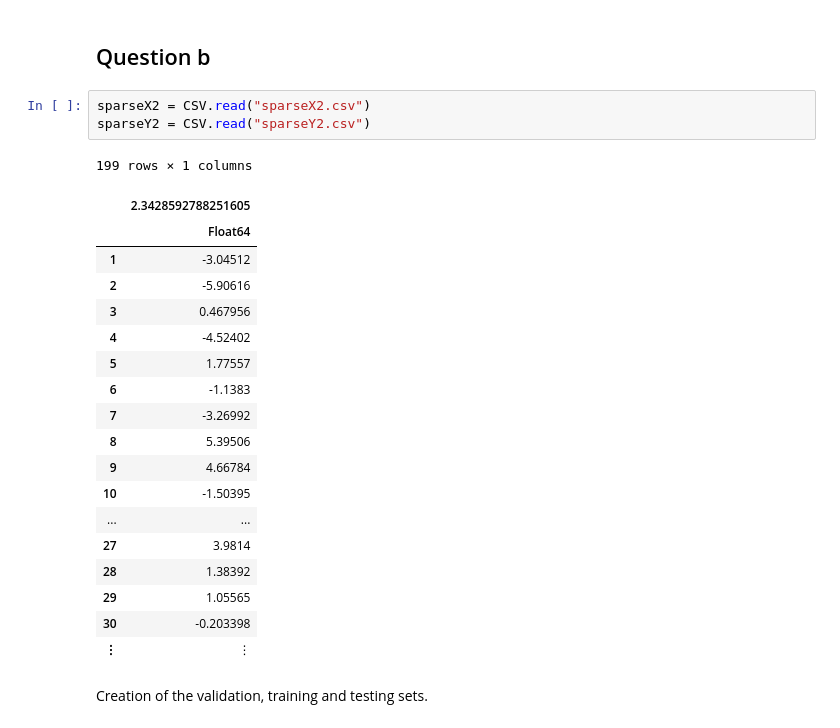
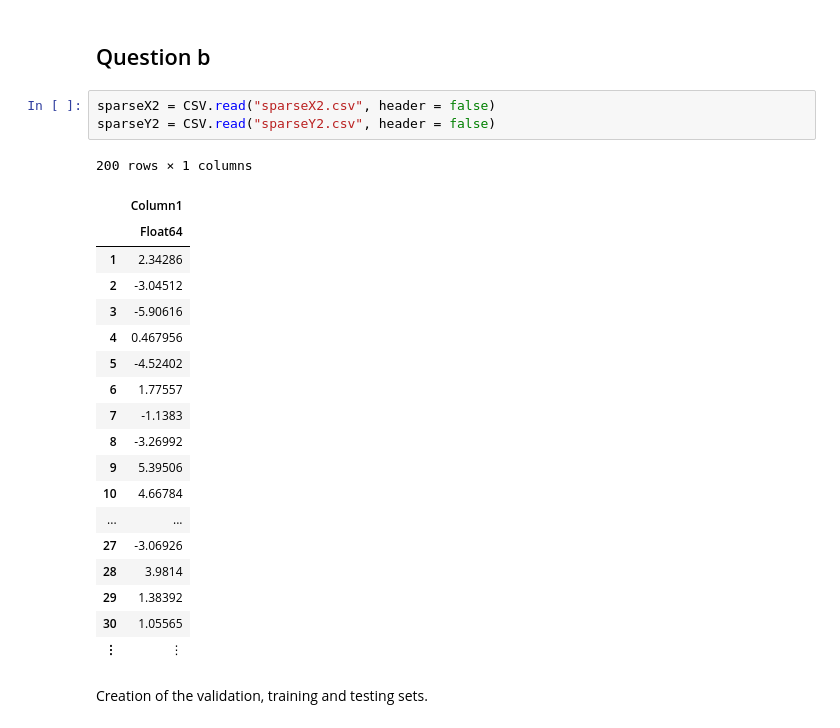
Before and after one commit to gabyrappaport/ml_mban_hw1, a Jupyter notebook: Pset 1.ipynb, the cells around one changed output. Drawn from its saved outputs; the diff is of its cells as text.

```diff
--- a/Pset 1.ipynb
+++ b/Pset 1.ipynb
@@ -115,27 +74,27 @@ regularized_regression_l2 (generic function with 1 method)
 # %% [markdown]
 ## Question b
 # %%
-sparseX2 = CSV.read("sparseX2.csv")
-sparseY2 = CSV.read("sparseY2.csv")
+sparseX2 = CSV.read("sparseX2.csv", header = false)
+sparseY2 = CSV.read("sparseY2.csv", header = false)
 # %% [output]
-199 rows × 1 columns
+200 rows × 1 columns
-|  | 2.3428592788251605 |
+|  | Column1 |
 |  | Float64 |
-| 1 | -3.04512 |
-| 2 | -5.90616 |
-| 3 | 0.467956 |
-| 4 | -4.52402 |
-| 5 | 1.77557 |
-| 6 | -1.1383 |
-| 7 | -3.26992 |
-| 8 | 5.39506 |
-| 9 | 4.66784 |
-| 10 | -1.50395 |
+| 1 | 2.34286 |
+| 2 | -3.04512 |
+| 3 | -5.90616 |
+| 4 | 0.467956 |
+| 5 | -4.52402 |
+| 6 | 1.77557 |
+| 7 | -1.1383 |
+| 8 | -3.26992 |
+| 9 | 5.39506 |
+| 10 | 4.66784 |
 | ... | ... |
-| 27 | 3.9814 |
-| 28 | 1.38392 |
-| 29 | 1.05565 |
-| 30 | -0.203398 |
+| 27 | -3.06926 |
+| 28 | 3.9814 |
+| 29 | 1.38392 |
+| 30 | 1.05565 |
 | ⋮ | ⋮ |
 # %% [markdown]
 Creation of the validation, training and testing sets.
```
Also changed, not shown: parts of 26 cells of this notebook, 3 other files.
